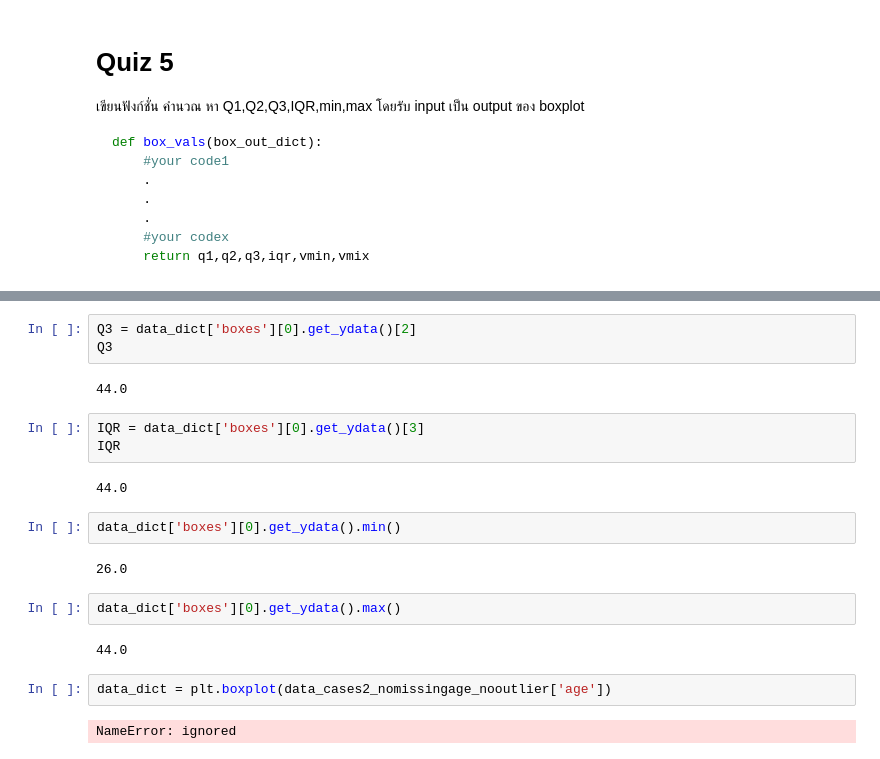
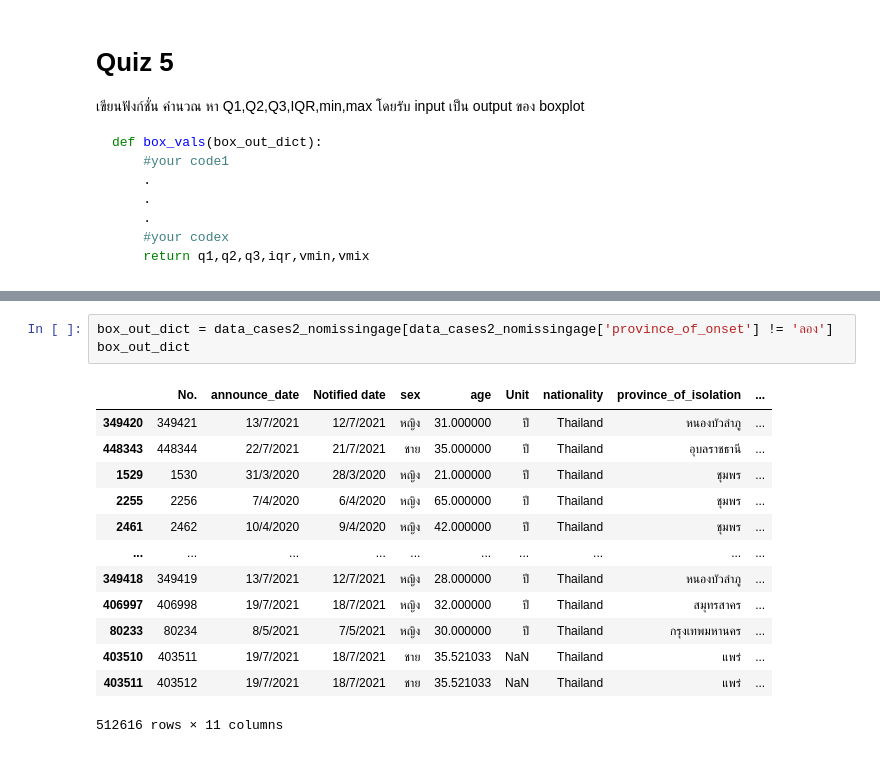
Before and after one commit to Thitichaya2000/DWDM21, a Jupyter notebook: Data_Preprocessing(Chapter_3).ipynb, the cells around one changed output, grey strips where cells are left out. Drawn from its saved outputs; the diff is of its cells as text.

```diff
--- a/Data_Preprocessing(Chapter_3).ipynb
+++ b/Data_Preprocessing(Chapter_3).ipynb
@@ -1085,22 +1071,17 @@ Q2
-# %%
-Q3 = data_dict['boxes'][0].get_ydata()[2]
-Q3
-# %% [output]
-44.0
-# %%
-IQR = data_dict['boxes'][0].get_ydata()[3]
-IQR
-# %% [output]
-44.0
-# %%
-data_dict['boxes'][0].get_ydata().min()
-# %% [output]
-26.0
-# %%
-data_dict['boxes'][0].get_ydata().max()
-# %% [output]
-44.0
-# %%
-data_dict = plt.boxplot(data_cases2_nomissingage_nooutlier['age'])
-# %% [output]
-NameError: ignored
+# %%
+box_out_dict = data_cases2_nomissingage[data_cases2_nomissingage['province_of_onset'] != 'ลอง']
+box_out_dict
+# %% [output]
+|  | No. | announce_date | Notified date | sex | age | Unit | nationality | province_of_isolation | ... |
+| 349420 | 349421 | 13/7/2021 | 12/7/2021 | หญิง | 31.000000 | ปี | Thailand | หนองบัวลำภู | ... |
+| 448343 | 448344 | 22/7/2021 | 21/7/2021 | ชาย | 35.000000 | ปี | Thailand | อุบลราชธานี | ... |
+| 1529 | 1530 | 31/3/2020 | 28/3/2020 | หญิง | 21.000000 | ปี | Thailand | ชุมพร | ... |
+| 2255 | 2256 | 7/4/2020 | 6/4/2020 | หญิง | 65.000000 | ปี | Thailand | ชุมพร | ... |
+| 2461 | 2462 | 10/4/2020 | 9/4/2020 | หญิง | 42.000000 | ปี | Thailand | ชุมพร | ... |
+| ... | ... | ... | ... | ... | ... | ... | ... | ... | ... |
+| 349418 | 349419 | 13/7/2021 | 12/7/2021 | หญิง | 28.000000 | ปี | Thailand | หนองบัวลำภู | ... |
+| 406997 | 406998 | 19/7/2021 | 18/7/2021 | หญิง | 32.000000 | ปี | Thailand | สมุทรสาคร | ... |
+| 80233 | 80234 | 8/5/2021 | 7/5/2021 | หญิง | 30.000000 | ปี | Thailand | กรุงเทพมหานคร | ... |
+| 403510 | 403511 | 19/7/2021 | 18/7/2021 | ชาย | 35.521033 | NaN | Thailand | แพร่ | ... |
+| 403511 | 403512 | 19/7/2021 | 18/7/2021 | ชาย | 35.521033 | NaN | Thailand | แพร่ | ... |
+512616 rows × 11 columns
```
Also changed, not shown: parts of 16 cells of this notebook.
